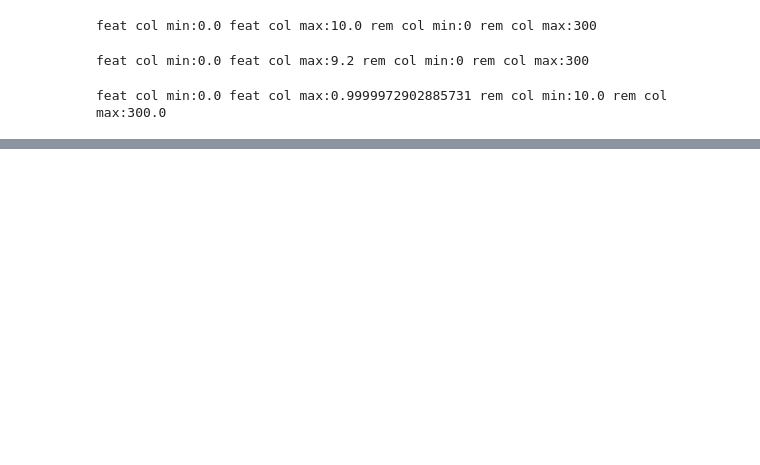
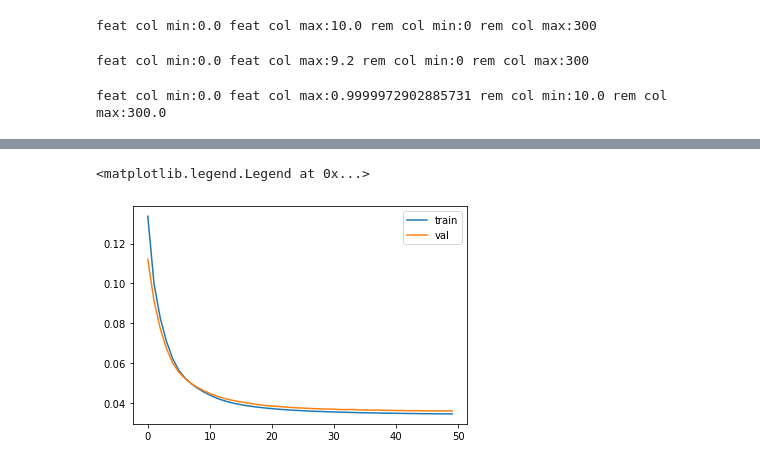
Before and after one commit to ckamerin/recommender_system, a Jupyter notebook: modeling/ML Model.ipynb, the cells around one changed output, grey strips where cells are left out. Drawn from its saved outputs; the diff is of its cells as text; code cells hidden in the pictures; blank space fills up the shorter version.

```diff
--- a/modeling/ML Model.ipynb
+++ b/modeling/ML Model.ipynb
@@ -342,0 +483,4 @@ NameError: name 'r' is not defined
+# %%
+output_autoencoder.compile(optimizer='Adam', metrics=['accuracy'],loss = 'mse')
+# %%
+ae=output_autoencoder.fit(randy,randy,epochs=50, batch_size= 32, validation_data=(testy,testy))
@@ -342,0 +509,7 @@ NameError: name 'r' is not defined
+# %%
+plt.plot(ae.history['loss'],label='loss')
+plt.plot(ae.history['val_loss'],label='val_loss')
+plt.legend(['train','val'])
+# %% [output]
+<matplotlib.legend.Legend at 0x...>
+[figure, added]
```
Also changed, not shown: parts of 59 cells of this notebook, 2 other files.
